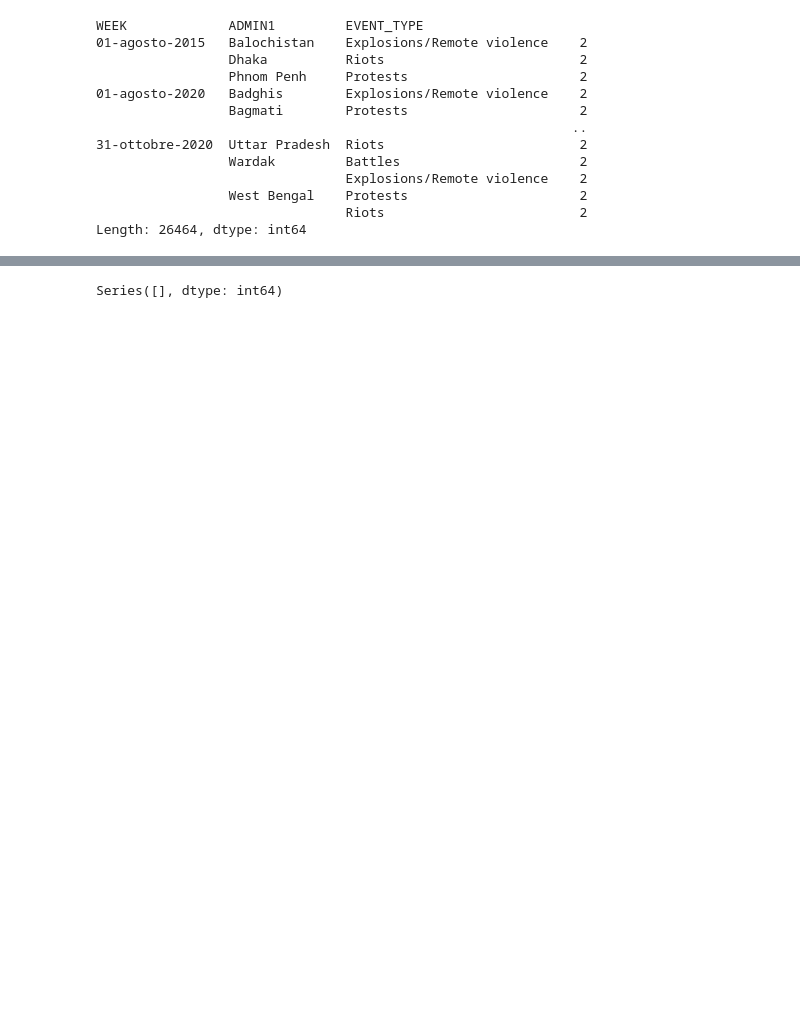
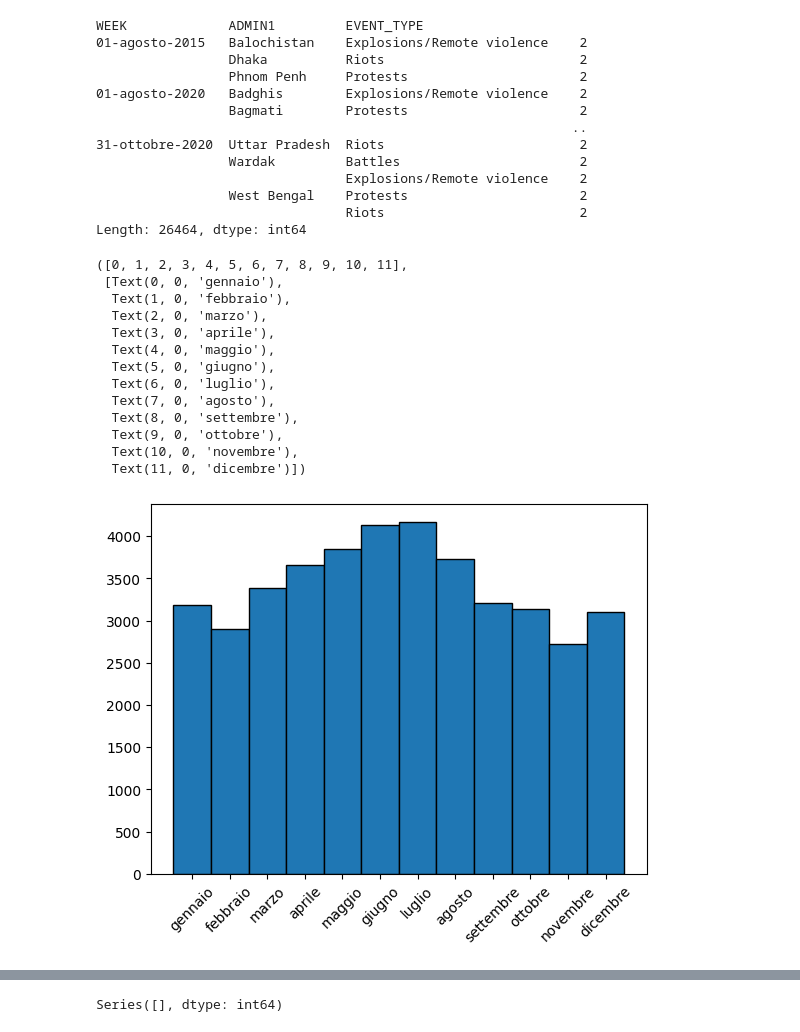
Before and after one commit to group-pi-dataviz/group-pi-dataviz.github.io, a Jupyter notebook: scripts/data_preprocessing.ipynb, the cells around one changed output, grey strips where cells are left out. Cells and saved outputs as stored; diff of their text form; code cells hidden in the pictures; blank space fills up the shorter version.

```diff
--- a/scripts/data_preprocessing.ipynb
+++ b/scripts/data_preprocessing.ipynb
@@ -185,3 +185,42 @@ WEEK             ADMIN1         EVENT_TYPE
                  West Bengal    Protests                      2
                                 Riots                         2
 Length: 26464, dtype: int64
+# %%
+months = ['gennaio', 'febbraio', 'marzo', 'aprile', 'maggio', 'giugno',
+          'luglio', 'agosto', 'settembre', 'ottobre', 'novembre', 'dicembre']
+
+
+### Prova istogramma
+af_data = data[data['COUNTRY'] == 'Afghanistan']
+af_data = af_data[af_data['EVENT_TYPE'] == 'Battles']
+af_data.head()
+
+# extract month from WEEK (e.g., '07-gennaio-2017')
+af_data['MONTH'] = (
+    af_data['WEEK']
+    .str.extract(r'.*-(\w+)-.*')[0]
+)
+
+
+af_grouped = pd.DataFrame(af_data.groupby(['MONTH'])['EVENTS'].sum())
+
+# Assign numerical values to months
+
+af_grouped = af_grouped.reindex(months, axis=0)
+plt.hist(af_grouped.index, weights=af_grouped['EVENTS'], bins=np.arange(len(months)+1)-0.5, edgecolor='black')
+plt.xticks(rotation=45)
+# %% [output]
+([0, 1, 2, 3, 4, 5, 6, 7, 8, 9, 10, 11],
+ [Text(0, 0, 'gennaio'),
+  Text(1, 0, 'febbraio'),
+  Text(2, 0, 'marzo'),
+  Text(3, 0, 'aprile'),
+  Text(4, 0, 'maggio'),
+  Text(5, 0, 'giugno'),
+  Text(6, 0, 'luglio'),
+  Text(7, 0, 'agosto'),
+  Text(8, 0, 'settembre'),
+  Text(9, 0, 'ottobre'),
+  Text(10, 0, 'novembre'),
+  Text(11, 0, 'dicembre')])
+[figure, added]
```
Also changed, not shown: parts of 2 cells of this notebook, 4 other files.
